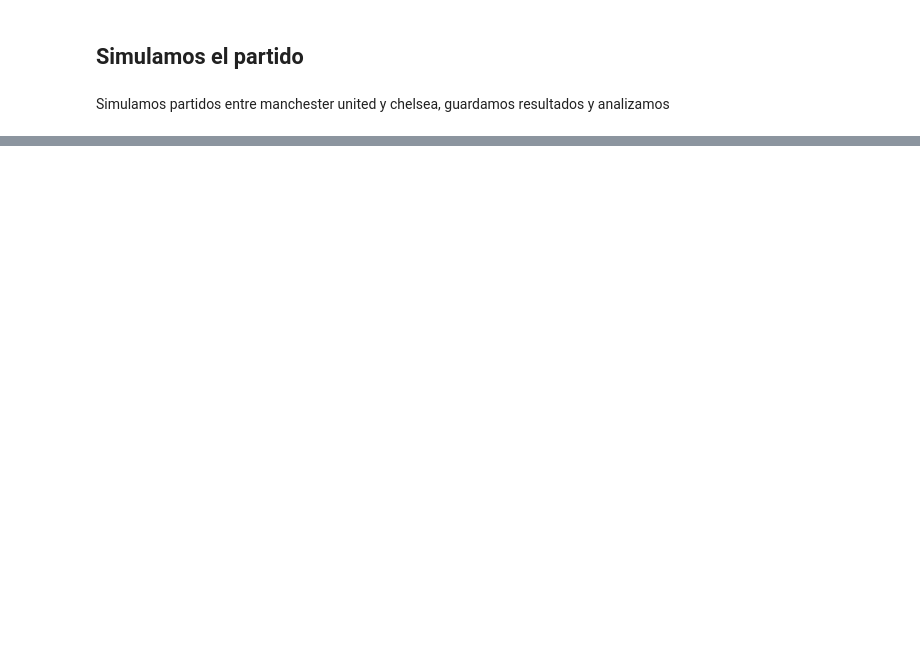
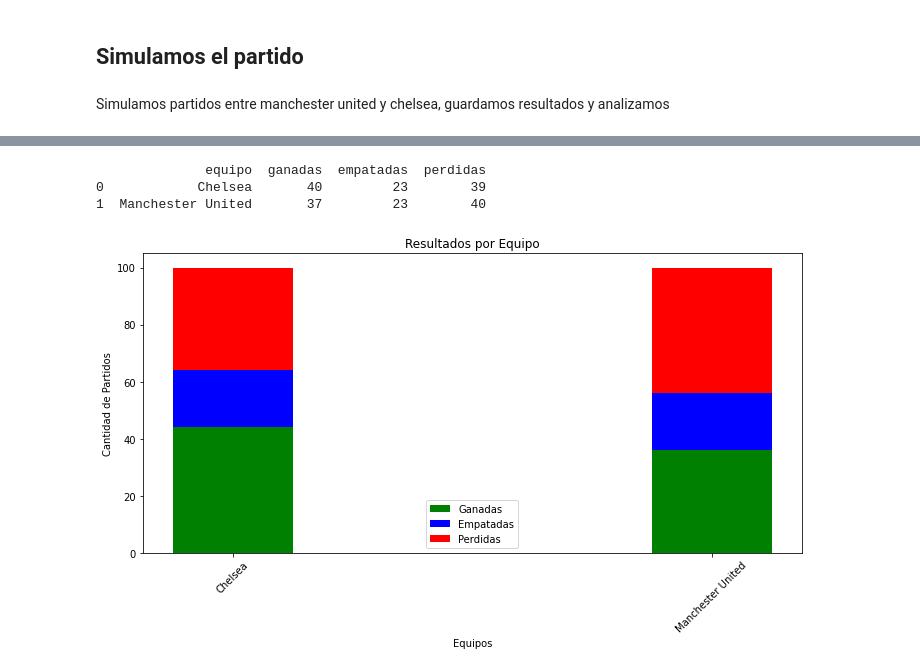
Before and after one commit to luisalawson/soccer_defense_analysis, a Jupyter notebook: Simulacion.ipynb, the cells around one changed output, grey strips where cells are left out. Cells and saved outputs as stored; diff of their text form; code cells hidden in the pictures; blank space fills up the shorter version.

```diff
--- a/Simulacion.ipynb
+++ b/Simulacion.ipynb
@@ -338,11 +739,19 @@ away_team_players = [
 Simulamos partidos entre manchester united y chelsea, guardamos resultados y analizamos
 # %%
 random.seed(42)
-def simulate_matches(num_matches):
+def simulate_matches(num_matches, home_players, away_players):
     results = []
-
     for _ in tqdm(range(num_matches), desc="Simulando partidos", unit="partido"):
-        simulation = MatchSimulation(home_team_name, away_team_name, home_team_players, away_team_players)
+        home_team_name = list(home_players.keys())[0] if len(home_players) == 1 else None
+        away_team_name = list(away_players.keys())[0] if len(away_players) == 1 else None
+        if home_team_name == None and away_team_name == None:
+            simulation = MatchSimulation(home_players, away_players)
+        elif home_team_name != None and away_team_name == None:
+            simulation = MatchSimulation(home_players, away_players, home_team=home_team_name)
+        elif home_team_name == None and away_team_name != None:
+            simulation = MatchSimulation(home_players, away_players, away_team=away_team_name)
+        else:
+            simulation = MatchSimulation(home_players, away_players, home_team= home_team_name, away_team= away_team_name)
         result = simulation.play_match()
         results.append(result)
     return pd.DataFrame(results)
@@ -352,0 +821,61 @@ df_results = simulate_matches(1000)
+# %%
+df_results_change['resultado'] = df_results_change.apply(lambda row: 'local' if row['goles_local'] > row['goles_visitante'] else (
+    'visitante' if row['goles_local'] < row['goles_visitante'] else 'empate'), axis=1)
+
+# Contar resultados por equipo
+results_change = {
+    'equipo': [],
+    'ganadas': [],
+    'empatadas': [],
+    'perdidas': []
+}
+
+# Contar para cada equipo
+teams = set(df_results_change['home']).union(set(df_results_change['away']))
+for team in teams:
+    ganadas = len(df_results_change[(df_results_change['home'] == team) & (df_results_change['goles_local'] > df_results_change['goles_visitante'])]) + \
+              len(df_results_change[(df_results_change['away'] == team) & (df_results_change['goles_visitante'] > df_results_change['goles_local'])])
+    empatadas = len(df_results_change[(df_results_change['home'] == team) & (df_results_change['goles_local'] == df_results_change['goles_visitante'])]) + \
+                len(df_results_change[(df_results_change['away'] == team) & (df_results_change['goles_visitante'] == df_results_change['goles_local'])])
+    perdidas = len(df_results_change[(df_results_change['home'] == team) & (df_results_change['goles_local'] < df_results['goles_visitante'])]) + \
+               len(df_results_change[(df_results_change['away'] == team) & (df_results_change['goles_visitante'] < df_results_change['goles_local'])])
+
+    results_change['equipo'].append(team)
+    results_change['ganadas'].append(ganadas)
+    results_change['empatadas'].append(empatadas)
+    results_change['perdidas'].append(perdidas)
+
+# Crear DataFrame de resultados
+df_results_final_change = pd.DataFrame(results_change)
+
+# Mostrar resultados
+print(df_results_final_change)
+# %% [output]
+              equipo  ganadas  empatadas  perdidas
+0            Chelsea       40         23        39
+1  Manchester United       37         23        40
+# %%
+# Crear gráfico de barras
+fig, ax = plt.subplots(figsize=(10, 6))
+
+bar_width = 0.25
+index = range(len(df_results_final))
+
+# Barras para partidos ganados, empatados y perdidos
+ax.bar(index, df_results_final['ganadas'], bar_width, label='Ganadas', color='g')
+ax.bar(index, df_results_final['empatadas'], bar_width, label='Empatadas', color='b', bottom=df_results_final['ganadas'])
+ax.bar(index, df_results_final['perdidas'], bar_width, label='Perdidas', color='r', bottom=df_results_final['ganadas'] + df_results_final['empatadas'])
+
+# Añadir etiquetas y título
+ax.set_xlabel('Equipos')
+ax.set_ylabel('Cantidad de Partidos')
+ax.set_title('Resultados por Equipo')
+ax.set_xticks(index)
+ax.set_xticklabels(df_results_final['equipo'])
+ax.legend()
+
+plt.xticks(rotation=45)
+plt.tight_layout()
+plt.show()
+# %% [output]
+[figure, added]
```
Also changed, not shown: parts of 37 cells of this notebook.
